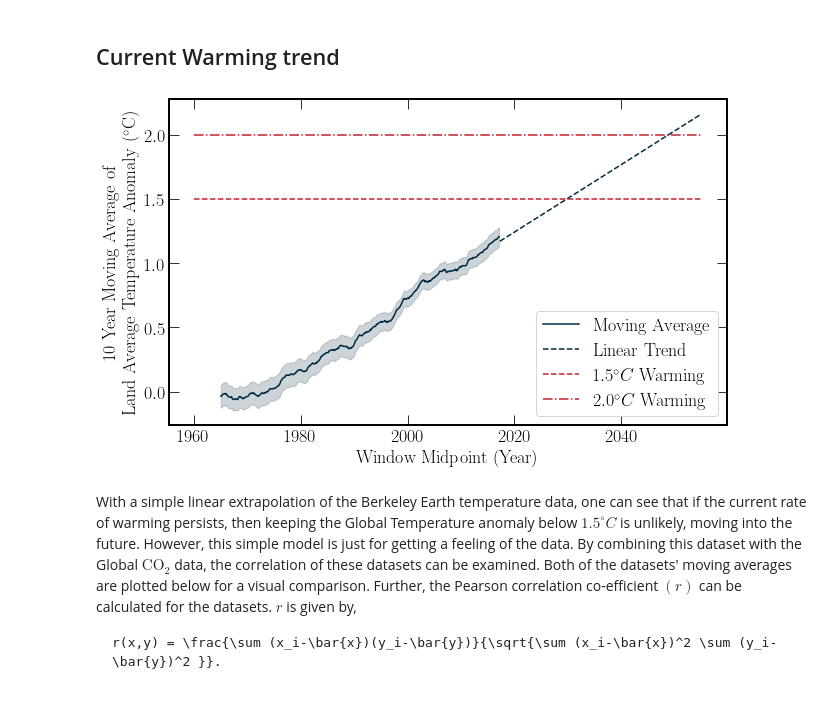
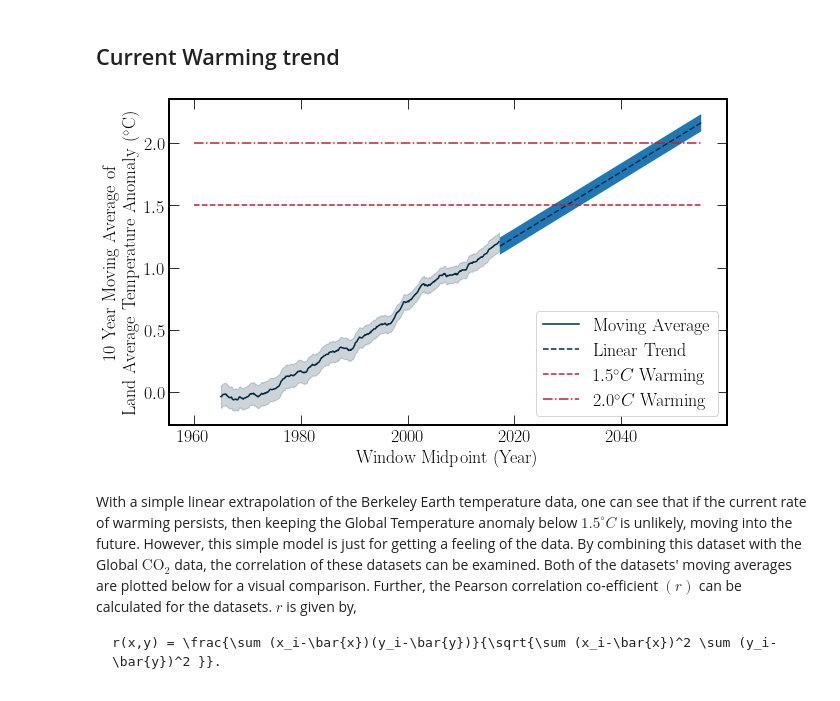
Before and after one commit to seancraven/CDS_book, a Jupyter notebook: Chapter_2/temp_co2.ipynb, the cells around one changed output. Saved outputs shown, nothing was run; the diff lists cells and outputs as text; code cells hidden in the pictures.

````diff
--- a/Chapter_2/temp_co2.ipynb
+++ b/Chapter_2/temp_co2.ipynb
@@ -142,34 +142,37 @@ lb, ub = lb_ub(trend_ave['monthly_anomaly'],
     )
 #Plotting
 fig, ax = plt.subplots(1,1, figsize=(10, 6))
 time = np.linspace(2017.3, 2055, 300)
+trend_lb = trend_fit - np.diagonal(trend_error)
+trend_ub = trend_fit + np.diagonal(trend_error)
 plt.fill_between(trend_ave['dt'], lb, ub, alpha=0.2,
     color=colours.durham.ink)
 plt.plot(trend_ave['dt'],  trend_ave['monthly_anomaly'],
     c=colours.durham.ink,
     label='Moving Average')
 plt.plot(time, P1(time, *trend_fit),
     linestyle='--',
     color=colours.durham.ink,
     label='Linear Trend')
 ax.set_xlabel('Window Midpoint (Year)')
 ax.set_ylabel(f'{int(WINDOW / 12)} Year Moving Average of \n' \
     r'Land Average Temperature Anomaly $(^{\circ}\textrm{{C}})$'
     )
 #Warming Targets
 x = np.linspace(1960,2055,100)
 y = np.ones_like(x)
 plt.plot(x, y*1.5, color=colours.durham.red,
     label='$1.5^\circ C$ Warming',
     linestyle='--'
     )
 plt.plot(x, y*2, color=colours.durham.red,
     label='$2.0^\circ C$ Warming',
     linestyle='-.'
     )
+plt.fill_between(time, P1(time, *trend_lb),P1(time, *trend_ub))
 plt.legend();
 # %% [output]
-[figure, old version]
+[figure, new version]
 # %% [markdown]
 With a simple linear extrapolation of the Berkeley Earth temperature data, one can see that if the current rate of warming persists, then keeping the Global Temperature anomaly below $1.5^\circ C$ is unlikely, moving into the future. However, this simple model is just for getting a feeling of the data. By combining this dataset with the Global $\text{CO}_2$ data, the correlation of these datasets can be examined.  Both of the datasets' moving averages are plotted below for a visual comparison. Further, the Pearson correlation co-efficient $(r)$ can be calculated for the datasets. $r$ is given by,
 ```{math}
````
Also changed, not shown: 8 other files.
